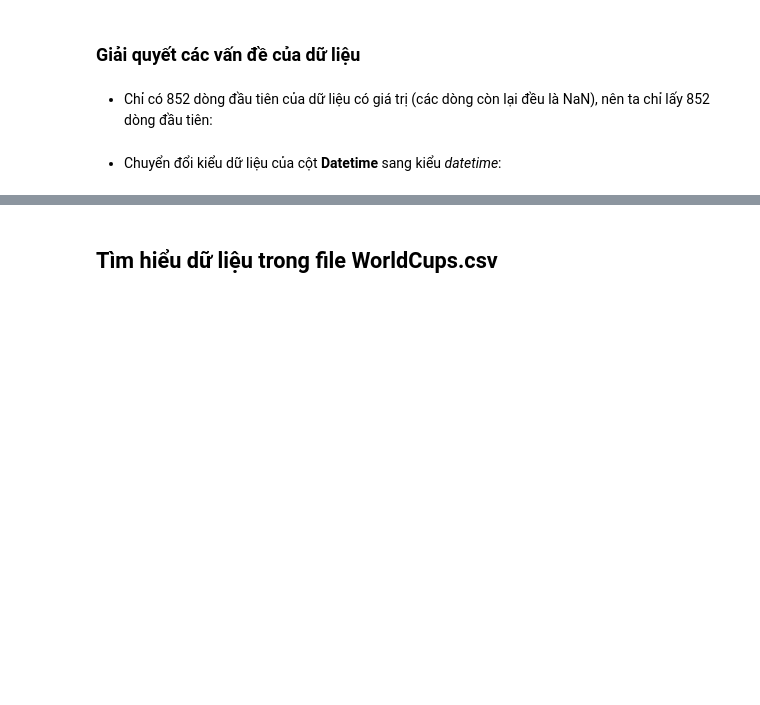
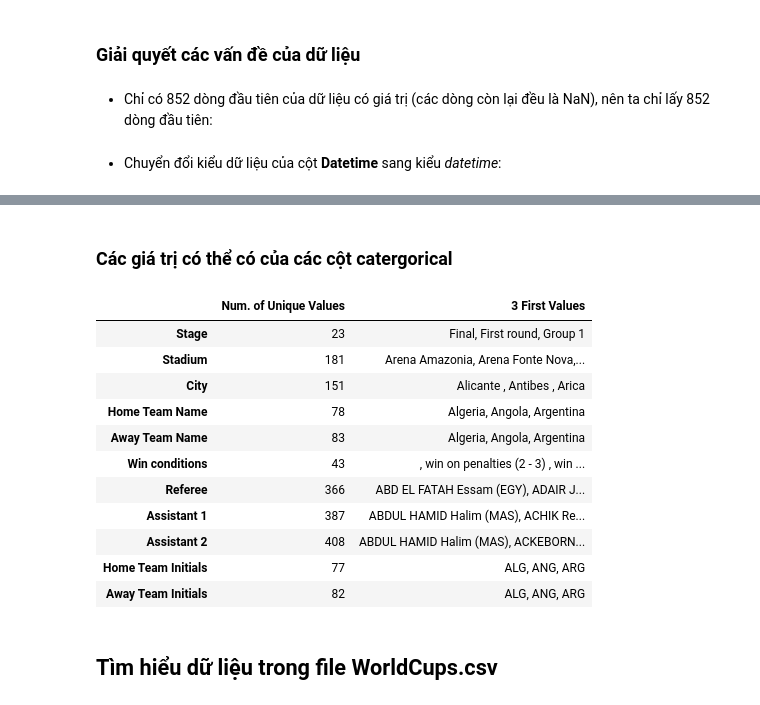
Before and after one commit to logacc99/LTKHDL_FinalProject, a Jupyter notebook: 1712174-NguyenGiaThuan.ipynb, the cells around one changed output, grey strips where cells are left out. Drawn from its saved outputs; the diff is of its cells as text; code cells hidden in the pictures; blank space fills up the shorter version.

```diff
--- a/1712174-NguyenGiaThuan.ipynb
+++ b/1712174-NguyenGiaThuan.ipynb
@@ -100,3 +102,26 @@ col_ranges
+# %% [markdown]
+### Các giá trị có thể có của các cột catergorical
+# %%
+cat_columns = ['Stage', 'Stadium', 'City', 'Home Team Name', 'Away Team Name','Win conditions','Referee',\
+               'Assistant 1','Assistant 2','Home Team Initials','Away Team Initials']
+cat_col_ranges = pd.DataFrame(columns = ['Num. of Unique Values', '3 First Values'], index = cat_columns)
+cat_col_ranges.iloc[:, 0] = match_data[cat_columns].nunique()
+for x in cat_columns:
+    cat_col_ranges.loc[x, '3 First Values'] = ', '.join(list(np.sort(match_data[x].unique())[:3]))
+cat_col_ranges
+# %% [output]
+|  | Num. of Unique Values | 3 First Values |
+| Stage | 23 | Final, First round, Group 1 |
+| Stadium | 181 | Arena Amazonia, Arena Fonte Nova,... |
+| City | 151 | Alicante , Antibes , Arica |
+| Home Team Name | 78 | Algeria, Angola, Argentina |
+| Away Team Name | 83 | Algeria, Angola, Argentina |
+| Win conditions | 43 | , win on penalties (2 - 3) , win ... |
+| Referee | 366 | ABD EL FATAH Essam (EGY), ADAIR J... |
+| Assistant 1 | 387 | ABDUL HAMID Halim (MAS), ACHIK Re... |
+| Assistant 2 | 408 | ABDUL HAMID Halim (MAS), ACKEBORN... |
+| Home Team Initials | 77 | ALG, ANG, ARG |
+| Away Team Initials | 82 | ALG, ANG, ARG |
 # %% [markdown]
 ## Tìm hiểu dữ liệu trong file WorldCups.csv
 # %%
```
Also changed, not shown: parts of 15 cells of this notebook.
